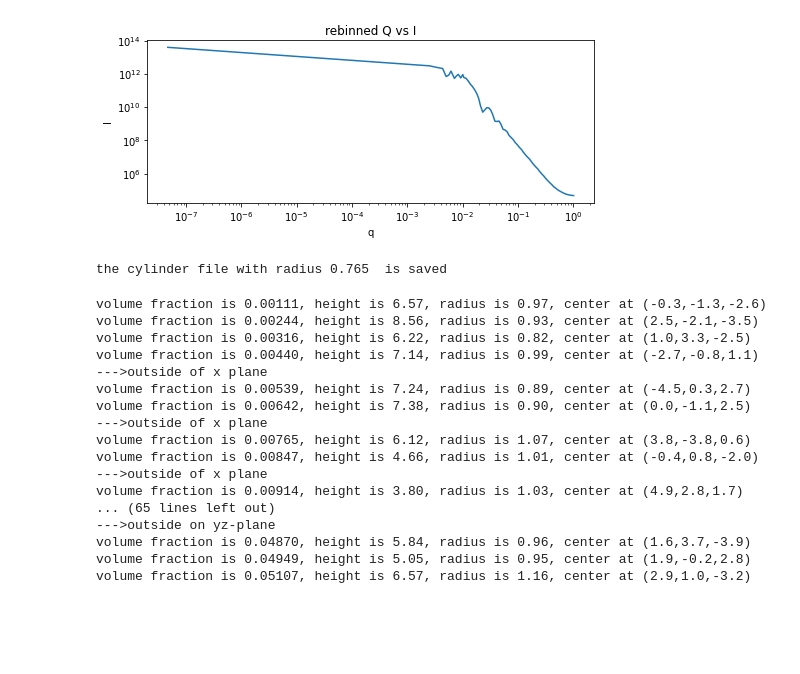
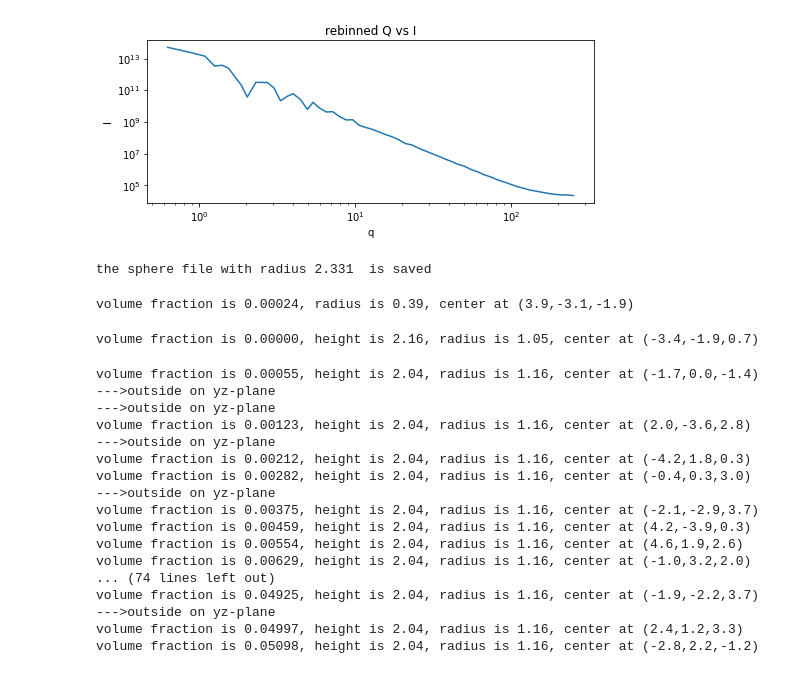
Before and after one commit to sofyalaski/SAXS-simulations, a Jupyter notebook: creating_forms.ipynb, the cells around one changed output. Drawn from its saved outputs; the diff is of its cells as text; code cells hidden in the pictures; blank space fills up the shorter version.

Commit message:
upadted shapes inherited classes

```diff
--- a/creating_forms.ipynb
+++ b/creating_forms.ipynb
@@ -3,5 +3,5 @@ from SAXSsimulations import Simulation
 from SAXSsimulations.plotting import *
 # %%
-simulation = Simulation(size = 10, nPoints = 501, volFrac = 0.05)
-simulation.place_shape('sphere')
+simulation = Sphere(size = 10, nPoints = 501, volFrac = 0.05)
+simulation.place_shape()
 # %% [output]
@@ -49,32 +30,42 @@ KeyboardInterrupt:
 # %%
 simulation.reBin(200)
+simulation.drop_first_bin()
 plot_Q_vs_I(simulation.binned_data)
 # %% [output]
-[figure, old version]
+[figure, new version]
-# %%
-simulation.binned_data.assign(Q = simulation.binned_data.Q/10, I = simulation.binned_data.I/100, ISigma = simulation.binned_data.ISigma/100).to_csv('dat_files/polydispersed_spheres_{r}.dat'.
-format(r = int(simulation.radius_global*100)), header=None, index=None, columns=["Q", "I", "ISigma"])
-print("the sphere file with radius {r:.3f}  is saved".format(r = simulation.radius_global))
-# %% [output]
-the cylinder file with radius 0.765  is saved
+# %%
+simulation.save_data(directory='dat_files')
+print("the sphere file with radius {r:.3f}  is saved".format(r = simulation.rMean))
+# %% [output]
+the sphere file with radius 2.331  is saved
+# %%
+simulation = Sphere(size = 10, nPoints = 501, volFrac = 0.05)
+simulation.place_shape(single=True)
+# %% [output]
+volume fraction is 0.00024, radius is 0.39, center at (3.9,-3.1,-1.9)
+# %%
+simulation = Cylinder(size = 10, nPoints = 501, volFrac = 0.05)
+simulation.place_shape(single = True)
+# %% [output]
+volume fraction is 0.00000, height is 2.16, radius is 1.05, center at (-3.4,-1.9,0.7)
 # %%
-simulation = Simulation(size = 10, nPoints = 501, volFrac = 0.05)
-simulation.place_shape('cylinder')
+simulation = Cylinder(size = 10, nPoints = 501, volFrac = 0.05)
+simulation.place_shape()
 # %% [output]
-volume fraction is 0.00111, height is 6.57, radius is 0.97, center at (-0.3,-1.3,-2.6)
-volume fraction is 0.00244, height is 8.56, radius is 0.93, center at (2.5,-2.1,-3.5)
-volume fraction is 0.00316, height is 6.22, radius is 0.82, center at (1.0,3.3,-2.5)
-volume fraction is 0.00440, height is 7.14, radius is 0.99, center at (-2.7,-0.8,1.1)
---->outside of x plane
-volume fraction is 0.00539, height is 7.24, radius is 0.89, center at (-4.5,0.3,2.7)
-volume fraction is 0.00642, height is 7.38, radius is 0.90, center at (0.0,-1.1,2.5)
---->outside of x plane
-volume fraction is 0.00765, height is 6.12, radius is 1.07, center at (3.8,-3.8,0.6)
-volume fraction is 0.00847, height is 4.66, radius is 1.01, center at (-0.4,0.8,-2.0)
---->outside of x plane
-volume fraction is 0.00914, height is 3.80, radius is 1.03, center at (4.9,2.8,1.7)
-... (65 lines left out)
+volume fraction is 0.00055, height is 2.04, radius is 1.16, center at (-1.7,0.0,-1.4)
 --->outside on yz-plane
-volume fraction is 0.04870, height is 5.84, radius is 0.96, center at (1.6,3.7,-3.9)
-volume fraction is 0.04949, height is 5.05, radius is 0.95, center at (1.9,-0.2,2.8)
-volume fraction is 0.05107, height is 6.57, radius is 1.16, center at (2.9,1.0,-3.2)
+--->outside on yz-plane
+volume fraction is 0.00123, height is 2.04, radius is 1.16, center at (2.0,-3.6,2.8)
+--->outside on yz-plane
+volume fraction is 0.00212, height is 2.04, radius is 1.16, center at (-4.2,1.8,0.3)
+volume fraction is 0.00282, height is 2.04, radius is 1.16, center at (-0.4,0.3,3.0)
+--->outside on yz-plane
+volume fraction is 0.00375, height is 2.04, radius is 1.16, center at (-2.1,-2.9,3.7)
+volume fraction is 0.00459, height is 2.04, radius is 1.16, center at (4.2,-3.9,0.3)
+volume fraction is 0.00554, height is 2.04, radius is 1.16, center at (4.6,1.9,2.6)
+volume fraction is 0.00629, height is 2.04, radius is 1.16, center at (-1.0,3.2,2.0)
+... (74 lines left out)
+volume fraction is 0.04925, height is 2.04, radius is 1.16, center at (-1.9,-2.2,3.7)
+--->outside on yz-plane
+volume fraction is 0.04997, height is 2.04, radius is 1.16, center at (2.4,1.2,3.3)
+volume fraction is 0.05098, height is 2.04, radius is 1.16, center at (-2.8,2.2,-1.2)
```
Also changed, not shown: parts of 13 cells of this notebook, 5 other files.
